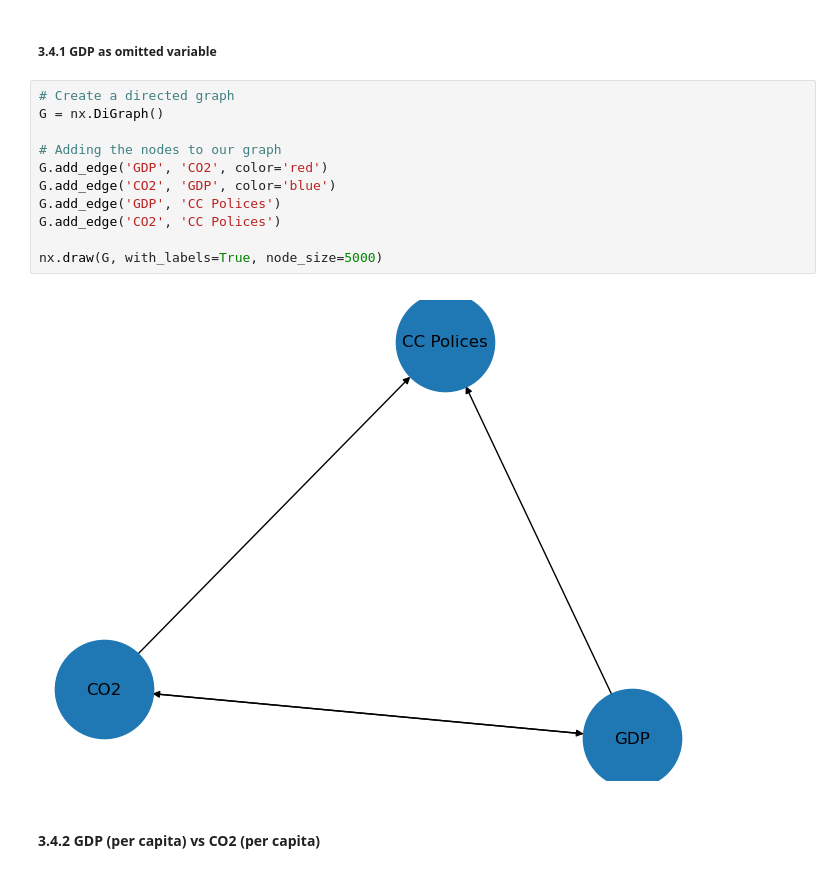
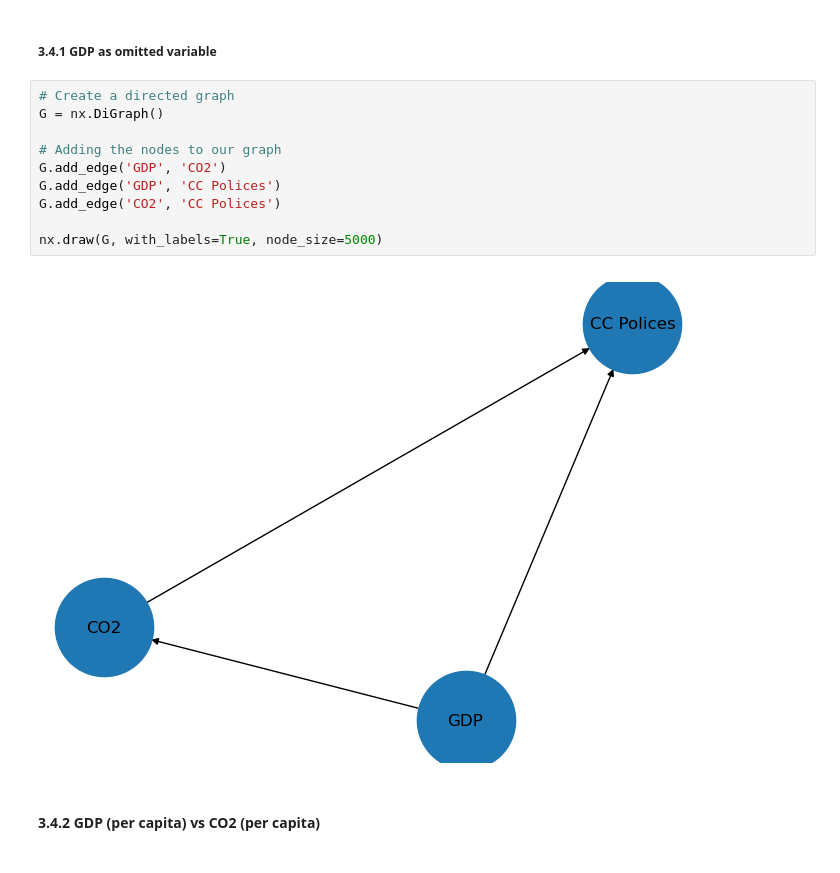
Before and after one commit to percw/class_datascience, a Jupyter notebook: Notebooks/Final_project/bear_team.ipynb, the cells around one changed output. Cells and saved outputs as stored; diff of their text form.

```diff
--- a/Notebooks/Final_project/bear_team.ipynb
+++ b/Notebooks/Final_project/bear_team.ipynb
@@ -400,16 +401,15 @@ As stated: GDP and CO2 emissions' relationship is complicated. And we can draw d
 # %%
 # Create a directed graph
 G = nx.DiGraph()
 
 # Adding the nodes to our graph
-G.add_edge('GDP', 'CO2', color='red')
-G.add_edge('CO2', 'GDP', color='blue')
+G.add_edge('GDP', 'CO2')
 G.add_edge('GDP', 'CC Polices')
 G.add_edge('CO2', 'CC Polices')
 
 nx.draw(G, with_labels=True, node_size=5000)
 # %% [output]
-[figure, old version]
+[figure, new version]
 # %% [markdown]
 #### 3.4.2 GDP (per capita) vs CO2 (per capita)
 # %%
```
Also changed, not shown: parts of 92 cells of this notebook.
